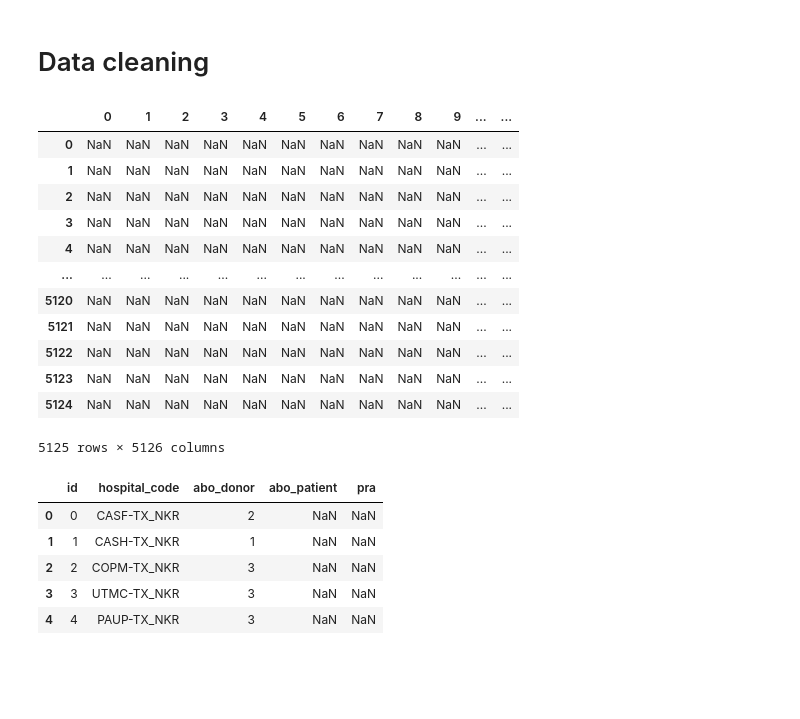
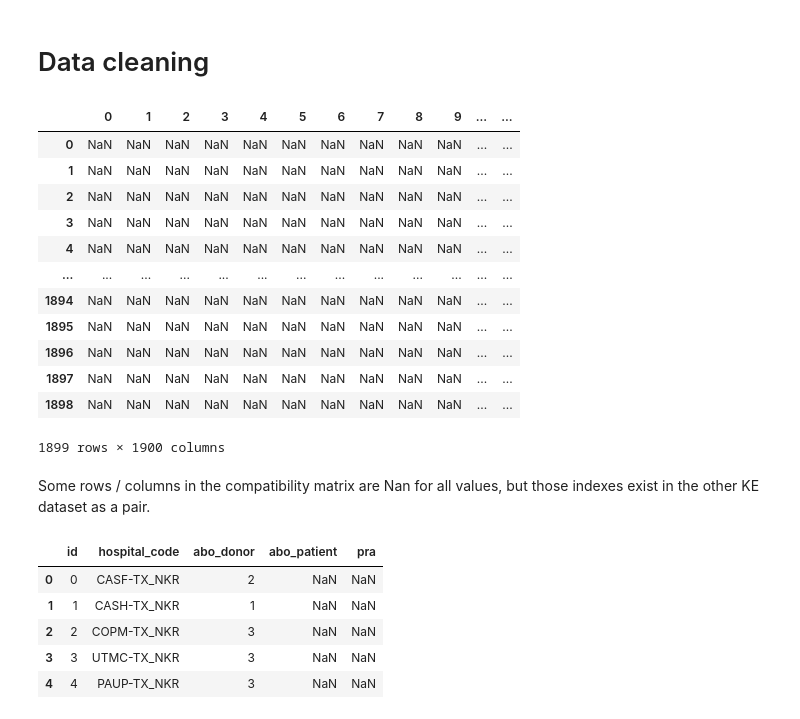
Before and after one commit to toannazhao/kidney-exchange, a Jupyter notebook: simulation.ipynb, the cells around one changed output. Cells and saved outputs as stored; diff of their text form; code cells hidden in the pictures; blank space fills up the shorter version.

```diff
--- a/simulation.ipynb
+++ b/simulation.ipynb
@@ -8,22 +12,24 @@ from datetime import datetime
 # %% [markdown]
 # Data cleaning
 # %%
-dat = pd.read_csv('../Data/kematrix.csv', header = None)
-dat
+dat_nkr = pd.read_csv('../Data/kematrixNKR.csv', header = None)
+dat_nkr
 # %% [output]
 |  | 0 | 1 | 2 | 3 | 4 | 5 | 6 | 7 | 8 | 9 | ... | ... |
 | 0 | NaN | NaN | NaN | NaN | NaN | NaN | NaN | NaN | NaN | NaN | ... | ... |
 | 1 | NaN | NaN | NaN | NaN | NaN | NaN | NaN | NaN | NaN | NaN | ... | ... |
 | 2 | NaN | NaN | NaN | NaN | NaN | NaN | NaN | NaN | NaN | NaN | ... | ... |
 | 3 | NaN | NaN | NaN | NaN | NaN | NaN | NaN | NaN | NaN | NaN | ... | ... |
 | 4 | NaN | NaN | NaN | NaN | NaN | NaN | NaN | NaN | NaN | NaN | ... | ... |
 | ... | ... | ... | ... | ... | ... | ... | ... | ... | ... | ... | ... | ... |
-| 5120 | NaN | NaN | NaN | NaN | NaN | NaN | NaN | NaN | NaN | NaN | ... | ... |
-| 5121 | NaN | NaN | NaN | NaN | NaN | NaN | NaN | NaN | NaN | NaN | ... | ... |
-| 5122 | NaN | NaN | NaN | NaN | NaN | NaN | NaN | NaN | NaN | NaN | ... | ... |
-| 5123 | NaN | NaN | NaN | NaN | NaN | NaN | NaN | NaN | NaN | NaN | ... | ... |
-| 5124 | NaN | NaN | NaN | NaN | NaN | NaN | NaN | NaN | NaN | NaN | ... | ... |
+| 1894 | NaN | NaN | NaN | NaN | NaN | NaN | NaN | NaN | NaN | NaN | ... | ... |
+| 1895 | NaN | NaN | NaN | NaN | NaN | NaN | NaN | NaN | NaN | NaN | ... | ... |
+| 1896 | NaN | NaN | NaN | NaN | NaN | NaN | NaN | NaN | NaN | NaN | ... | ... |
+| 1897 | NaN | NaN | NaN | NaN | NaN | NaN | NaN | NaN | NaN | NaN | ... | ... |
+| 1898 | NaN | NaN | NaN | NaN | NaN | NaN | NaN | NaN | NaN | NaN | ... | ... |
-5125 rows × 5126 columns
+1899 rows × 1900 columns
+# %% [markdown]
+Some rows / columns in the compatibility matrix are Nan for all values, but those indexes exist in the other KE dataset as a pair.
 # %%
 # # add columns
 # for i in range(5126, 5133):
```
Also changed, not shown: parts of 72 cells of this notebook, 1 other file.
